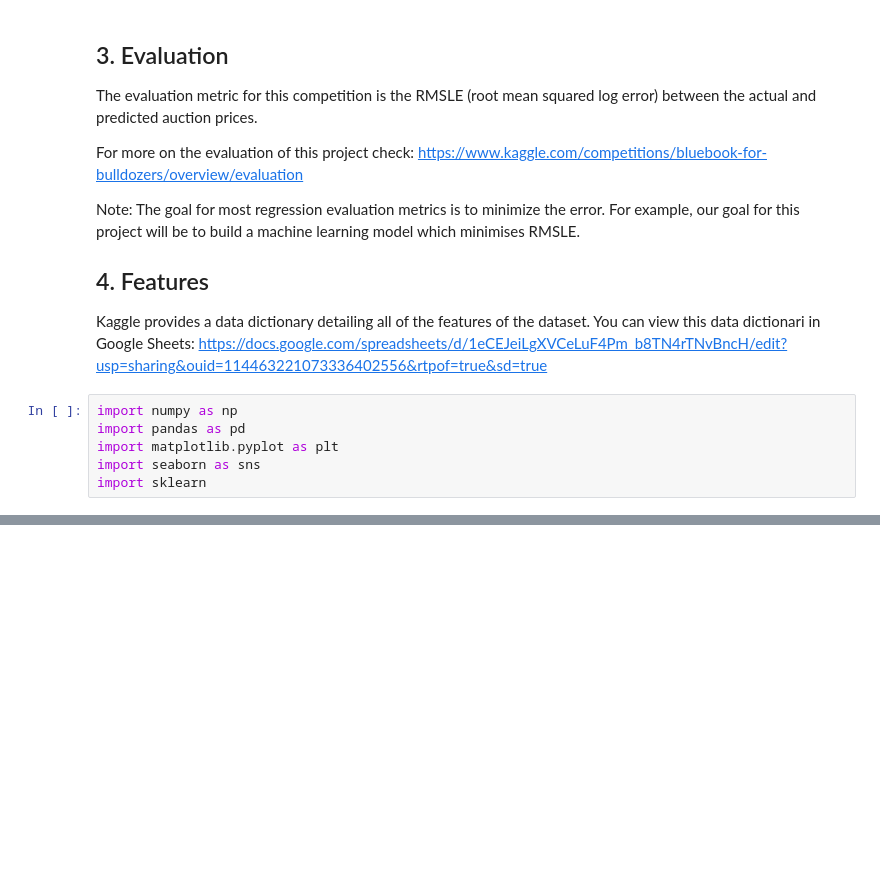
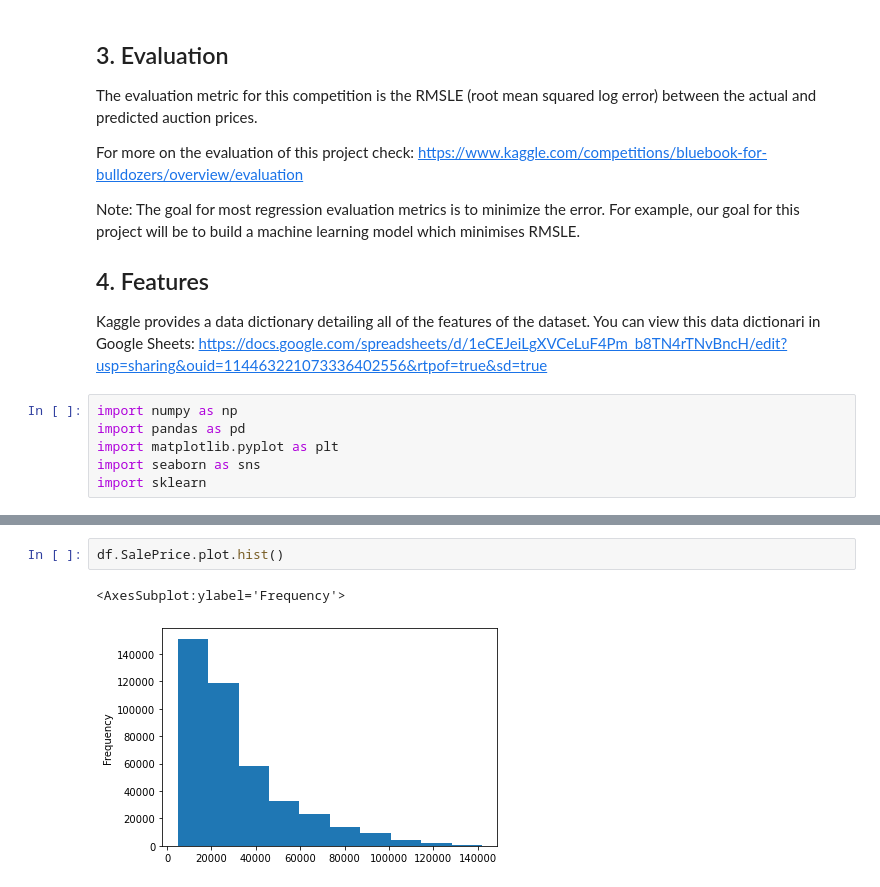
Before and after one commit to ferreret/ztm-bulldozer-price-prediction, a Jupyter notebook: end-to-end-bluddozer-price-regression.ipynb, the cells around one changed output, grey strips where cells are left out. Saved outputs shown, nothing was run; the diff lists cells and outputs as text; blank space fills up the shorter version.

```diff
--- a/end-to-end-bluddozer-price-regression.ipynb
+++ b/end-to-end-bluddozer-price-regression.ipynb
@@ -40,0 +90,5 @@ import sklearn
+# %%
+df.SalePrice.plot.hist()
+# %% [output]
+<AxesSubplot:ylabel='Frequency'>
+[figure, added]
```
Also changed, not shown: parts of 104 cells of this notebook.
